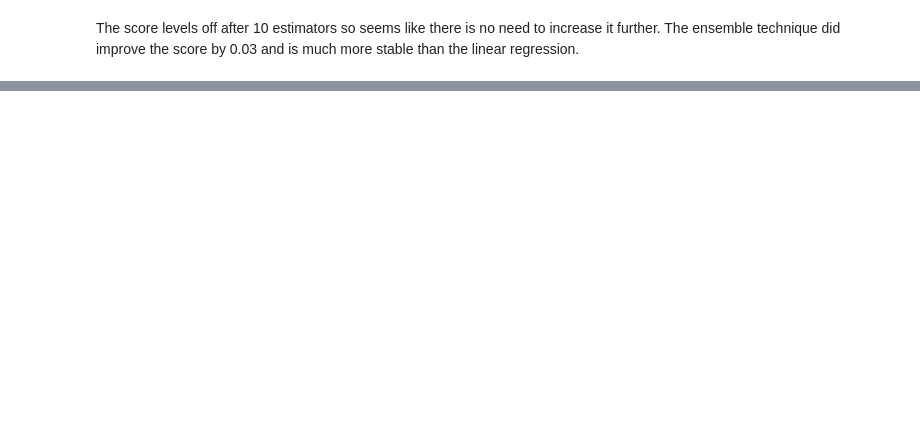
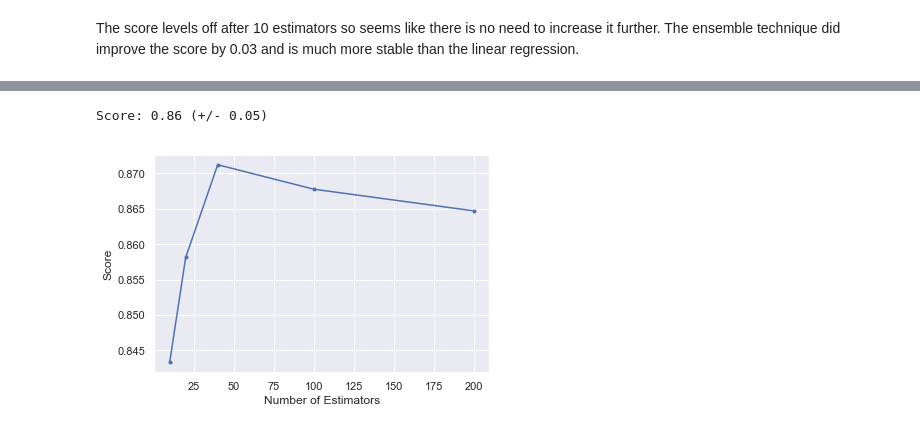
Before and after one commit to mjstern/ga-customer-revenue-prediction, a Jupyter notebook: notebooks/Random-Forest.ipynb, the cells around one changed output, grey strips where cells are left out. Saved outputs shown, nothing was run; the diff lists cells and outputs as text; code cells hidden in the pictures; blank space fills up the shorter version.

```diff
--- a/notebooks/Random-Forest.ipynb
+++ b/notebooks/Random-Forest.ipynb
@@ -54,0 +64,17 @@ The score levels off after 10 estimators so seems like there is no need to incre
+# %%
+from sklearn.model_selection import GridSearchCV
+param_grid = {'max_features': [10, 20, 40, 100, 200]}
+
+grid = GridSearchCV(RandomForestRegressor(n_estimators=100),param_grid, cv = cv_split)
+grid.fit(X,y)
+model = grid.best_estimator_
+cv_score = cross_val_score(model, X, y, cv=cv_split)
+print("Score: %0.2f (+/- %0.2f)" % (cv_score.mean(), cv_score.std() * 2))
+# %% [output]
+Score: 0.86 (+/- 0.05)
+# %%
+plt.plot(param_grid['max_features'],grid.cv_results_['mean_test_score'],'.-')
+plt.xlabel('Number of Estimators')
+plt.ylabel('Score');
+# %% [output]
+[figure, added]
```
Also changed, not shown: parts of 6 cells of this notebook, 3 other files.
